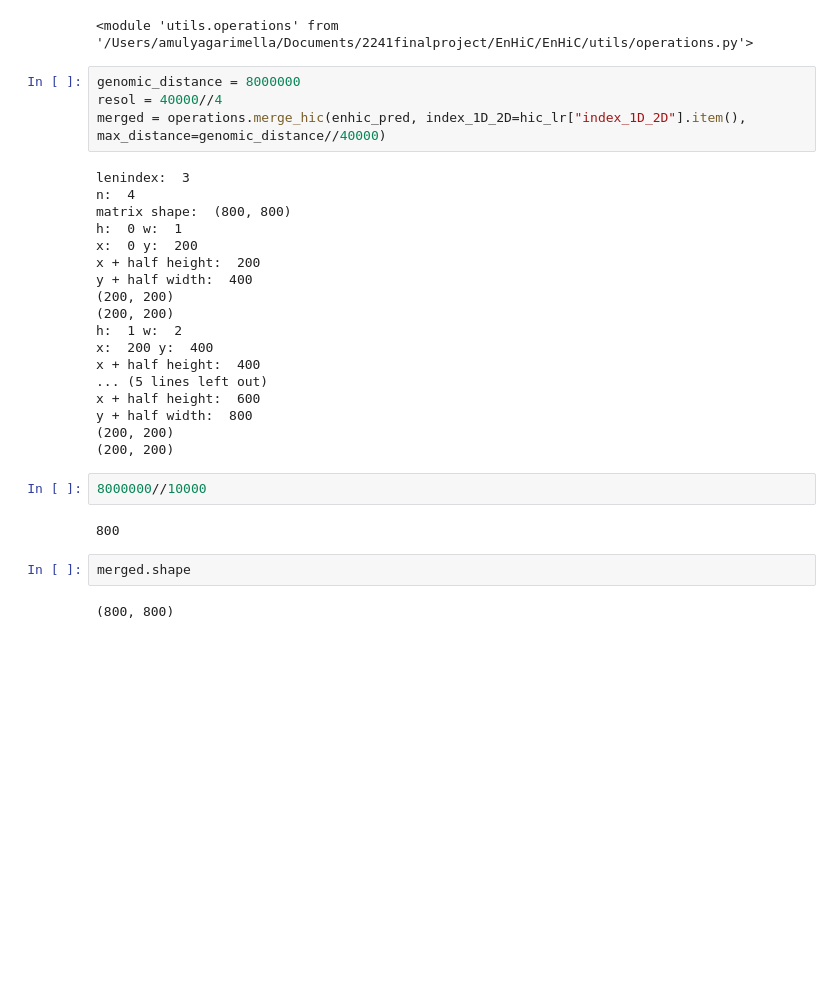
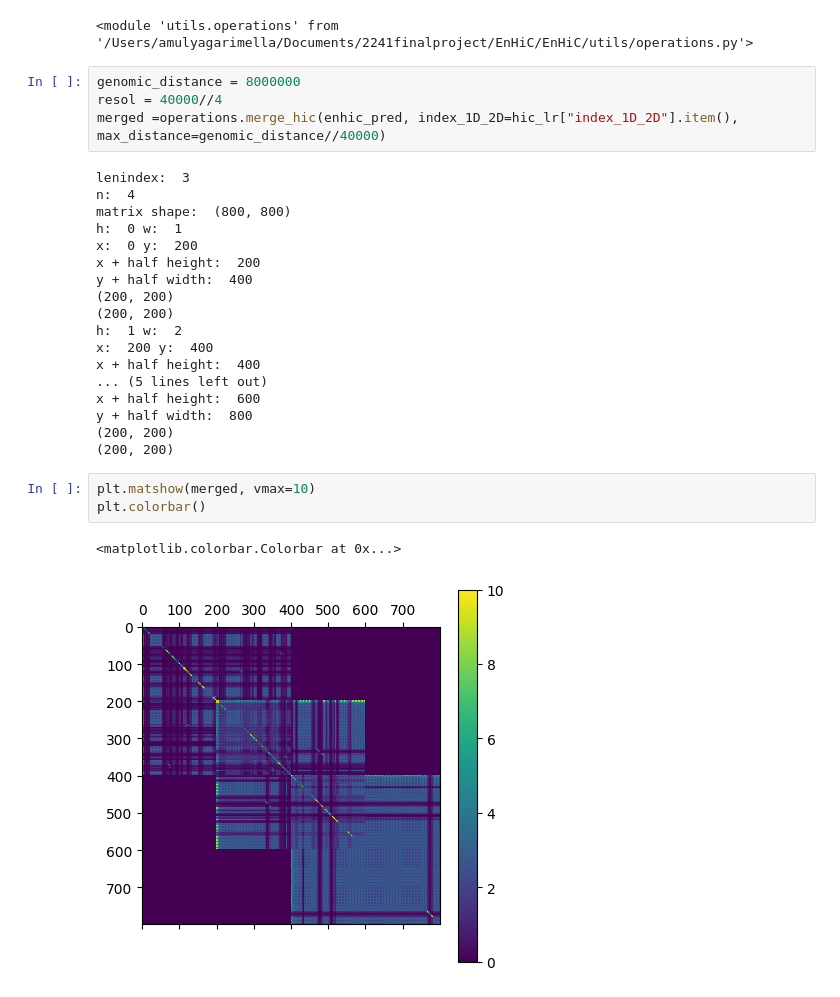
Before and after one commit to amulyagarimella/fast-sequencing-AI-imputation, a Jupyter notebook: notebooks/run_enhic.ipynb, the cells around one changed output. Drawn from its saved outputs; the diff is of its cells as text; blank space fills up the shorter version.

```diff
--- a/notebooks/run_enhic.ipynb
+++ b/notebooks/run_enhic.ipynb
@@ -42,7 +46,7 @@ reload(operations)
 # %%
 genomic_distance = 8000000
 resol = 40000//4
-merged = operations.merge_hic(enhic_pred, index_1D_2D=hic_lr["index_1D_2D"].item(), max_distance=genomic_distance//40000)
+merged =operations.merge_hic(enhic_pred, index_1D_2D=hic_lr["index_1D_2D"].item(), max_distance=genomic_distance//40000)
 # %% [output]
 lenindex:  3
 n:  4
@@ -61,11 +65,9 @@ x + half height:  600
 y + half width:  800
 (200, 200)
 (200, 200)
-# %%
-8000000//10000
-# %% [output]
-800
-# %%
-merged.shape
-# %% [output]
-(800, 800)
+# %%
+plt.matshow(merged, vmax=10)
+plt.colorbar()
+# %% [output]
+<matplotlib.colorbar.Colorbar at 0x...>
+[figure, added]
```
Also changed, not shown: parts of 4 cells of this notebook, 6 other files.
